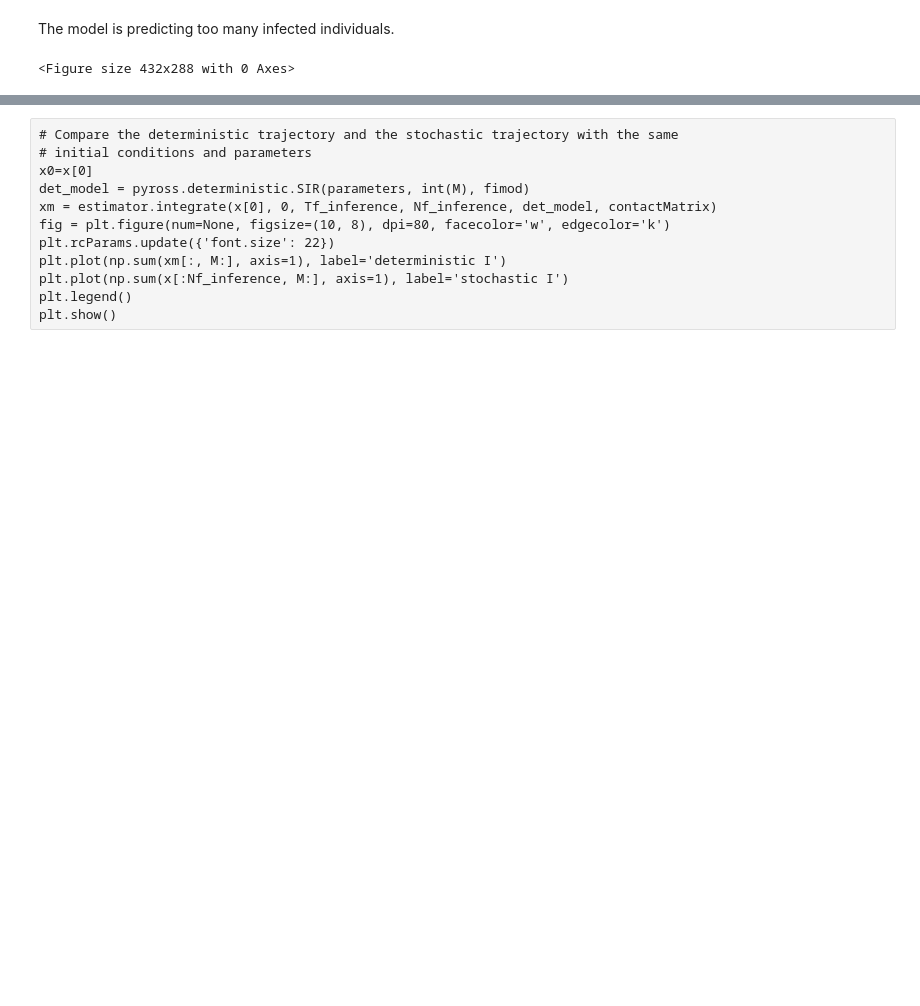
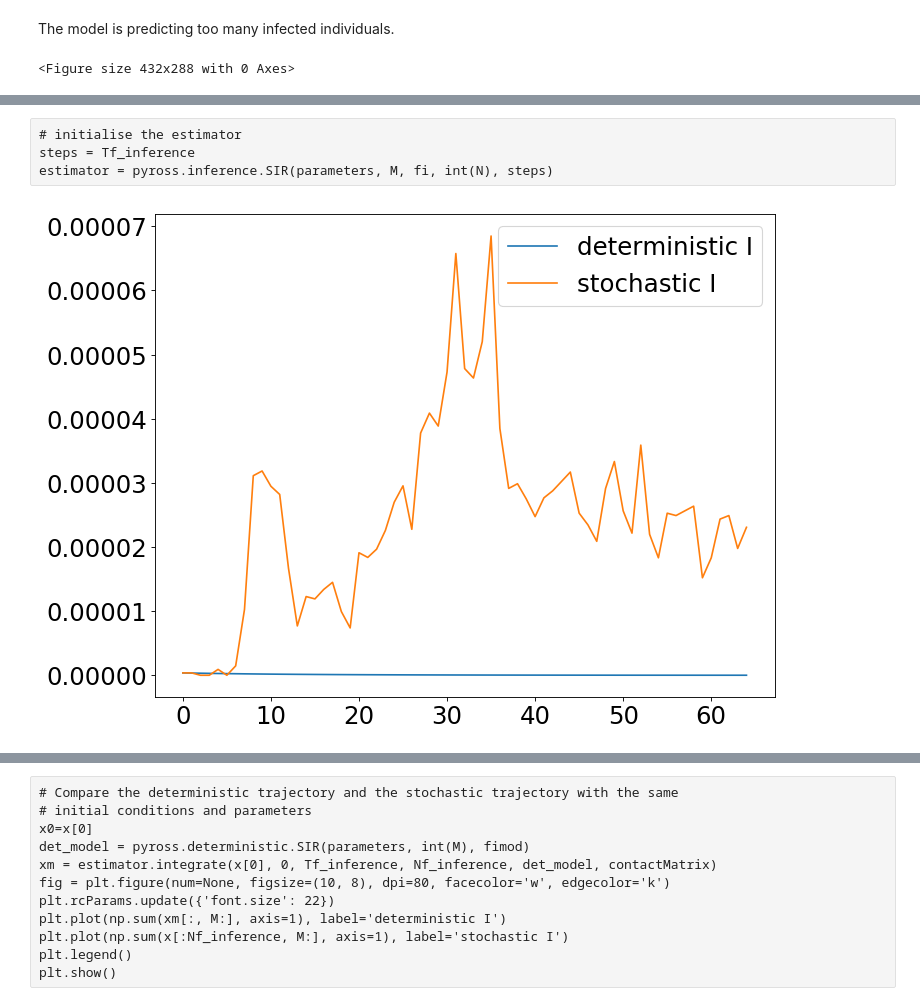
Before and after one commit to ineskris/pyross, a Jupyter notebook: examples/inference/SIRinference_Denmark.ipynb, the cells around one changed output, grey strips where cells are left out. Cells and saved outputs as stored; diff of their text form; code cells hidden in the pictures; blank space fills up the shorter version.

```diff
--- a/examples/inference/SIRinference_Denmark.ipynb
+++ b/examples/inference/SIRinference_Denmark.ipynb
@@ -285,4 +409,0 @@ x.shape
-# %%
-## Is non cumulative - 52 days from the data - overwrite
-dayobs = 50
-x[:dayobs,2*M:3*M] = Ismod[:dayobs ,]
@@ -304,0 +410,6 @@ estimator = pyross.inference.SIR(parameters, M, fi, int(N), steps)
+# %%
+# x[:dayobs, 2*M:3*M] = Ismod[:dayobs ,]
+x[:dayobs, M:2*M] = Ismod[:dayobs ,]
+# x[:dayobs,0:M]  = Ni - x[:dayobs, M:2*M] - x[:dayobs, 2*M:3*M]
+x = (x/N)[:Nf_inference]
+steps = 101
@@ -304,0 +462,18 @@ estimator = pyross.inference.SIR(parameters, M, fi, int(N), steps)
+# %% [raw]
+# initialise the estimator
+steps = Tf_inference
+estimator = pyross.inference.SIR(parameters, M, fi, int(N), steps)
+# %%
+# Compare the deterministic trajectory and the stochastic trajectory with the same
+# initial conditions and parameters
+x0=x[0]
+det_model = pyross.deterministic.SIR(parameters, int(M), fi)
+xm = estimator.integrate(x[0], 0, Tf_inference, Nf_inference, det_model, contactMatrix)
+fig = plt.figure(num=None, figsize=(10, 8), dpi=80, facecolor='w', edgecolor='k')
+plt.rcParams.update({'font.size': 22})
+plt.plot(np.sum(xm[:, M:], axis=1), label='deterministic I')
+plt.plot(np.sum(x[:Nf_inference, M:], axis=1), label='stochastic I')
+plt.legend()
+plt.show()
+# %% [output]
+[figure, added]
```
Also changed, not shown: parts of 73 cells of this notebook, 1 other file.
